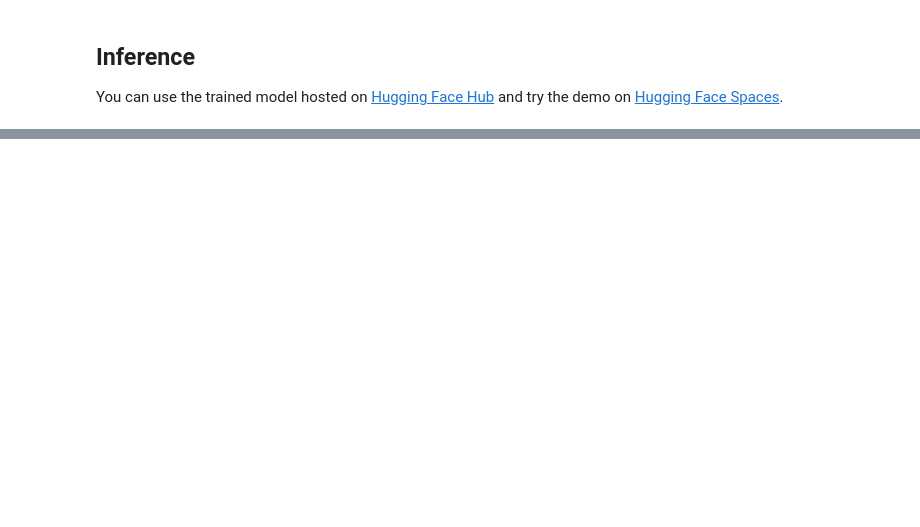
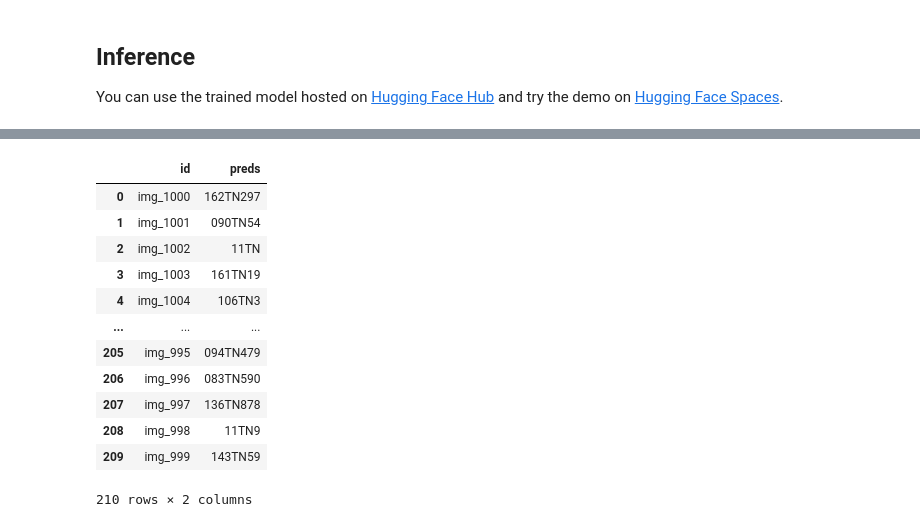
Before and after one commit to siwarnasri/Notebooks, a Jupyter notebook: tunesien-lecence-plate.ipynb, the cells around one changed output, grey strips where cells are left out. Cells and saved outputs as stored; diff of their text form; code cells hidden in the pictures; blank space fills up the shorter version.

```diff
--- a/tunesien-lecence-plate.ipynb
+++ b/tunesien-lecence-plate.ipynb
@@ -417,3 +731,23 @@ predictions_df['id'] = predictions_df['id'].apply(lambda x: 'img_'+str(x))
+# %%
+predictions_df  = pd.DataFrame(columns=['id','preds'])
+predictions_df['id'] = [str(list_paths[i].numpy()[0]).split('/')[-1].split('.')[0] for i in np.arange(len(list_paths))]
+predictions_df['preds'] = [[i.replace('[UNK]','') for i in strg][0] for strg in pred_texts]
+predictions_df['id'] = predictions_df['id'].apply(lambda x: 'img_'+str(x))
+predictions_df
+# %% [output]
+|  | id | preds |
+| 0 | img_1000 | 162TN297 |
+| 1 | img_1001 | 090TN54 |
+| 2 | img_1002 | 11TN |
+| 3 | img_1003 | 161TN19 |
+| 4 | img_1004 | 106TN3 |
+| ... | ... | ... |
+| 205 | img_995 | 094TN479 |
+| 206 | img_996 | 083TN590 |
+| 207 | img_997 | 136TN878 |
+| 208 | img_998 | 11TN9 |
+| 209 | img_999 | 143TN59 |
+210 rows × 2 columns
 # %%
 predictions_df['preds_text_before'] = predictions_df.preds.apply(lambda x: x.split('TN')[0]).apply(lambda x : '000'+x).apply(lambda x : x[-3:])
 predictions_df['preds_text_last'] = predictions_df.preds.apply(lambda x: x.split('TN')[1]).apply(lambda x : '0000'+x).apply(lambda x : x[-4:])
```
Also changed, not shown: parts of 17 cells of this notebook.
